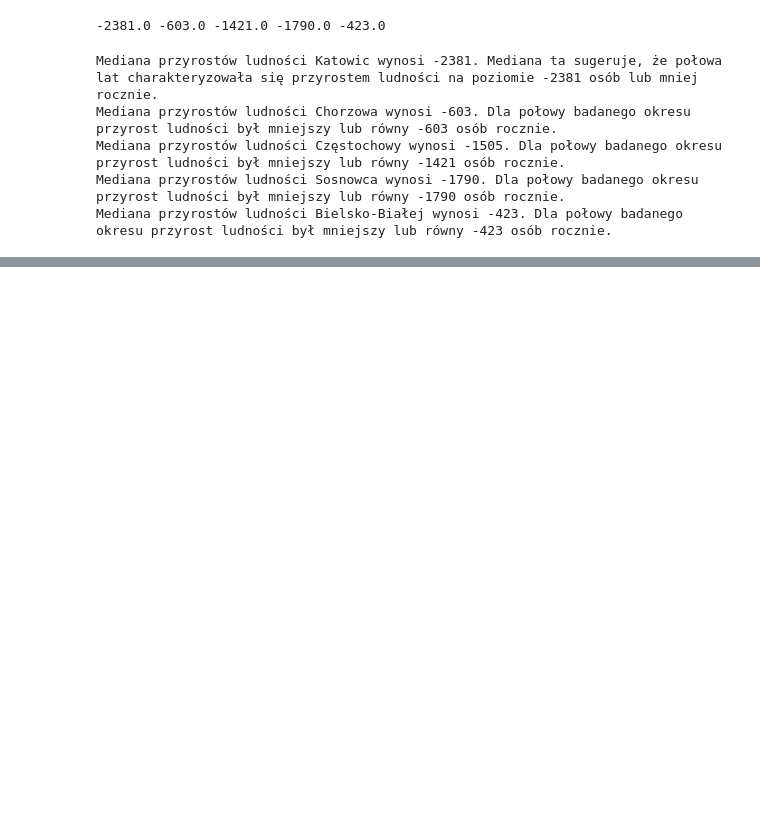
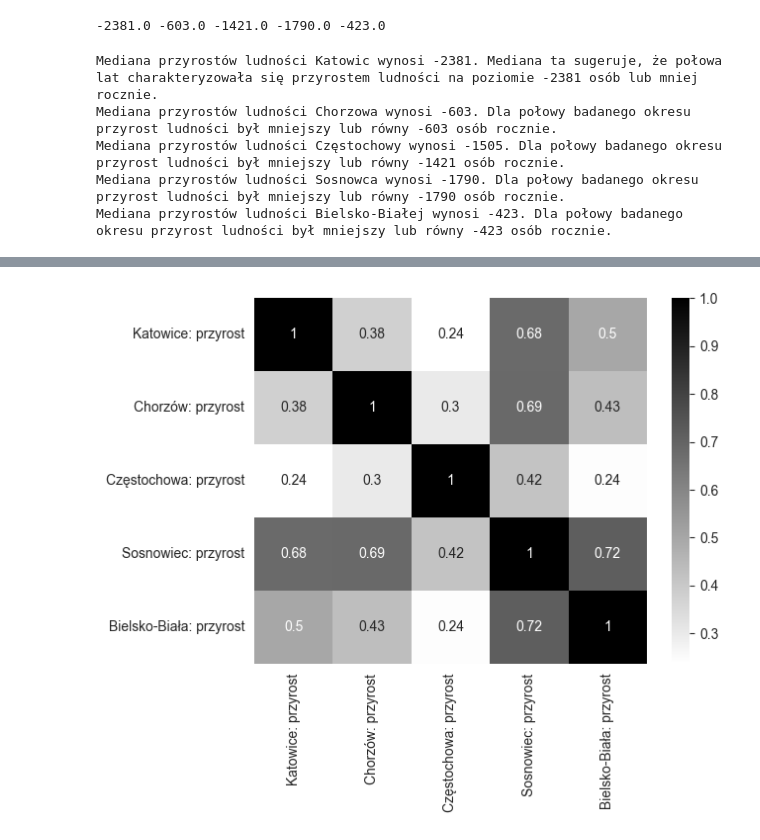
Before and after one commit to modebralski/statystyka, a Jupyter notebook: ludnosc.ipynb, the cells around one changed output, grey strips where cells are left out. Drawn from its saved outputs; the diff is of its cells as text; code cells hidden in the pictures; blank space fills up the shorter version.

```diff
--- a/ludnosc.ipynb
+++ b/ludnosc.ipynb
@@ -225,0 +286,7 @@ Najczęściej występująca wartość dla Bielsko-Białej to -4732.
+# %%
+selected = ['Katowice: przyrost', 'Chorzów: przyrost',
+       'Częstochowa: przyrost', 'Sosnowiec: przyrost',
+       'Bielsko-Biała: przyrost']
+selected_df = df[selected]
+cor = selected_df.corr()
+cor
@@ -225,0 +300,5 @@ Najczęściej występująca wartość dla Bielsko-Białej to -4732.
+# %%
+sns.heatmap(cor, annot=True, cmap='binary')
+plt.show()
+# %% [output]
+[figure, added]
```
Also changed, not shown: parts of 31 cells of this notebook.
